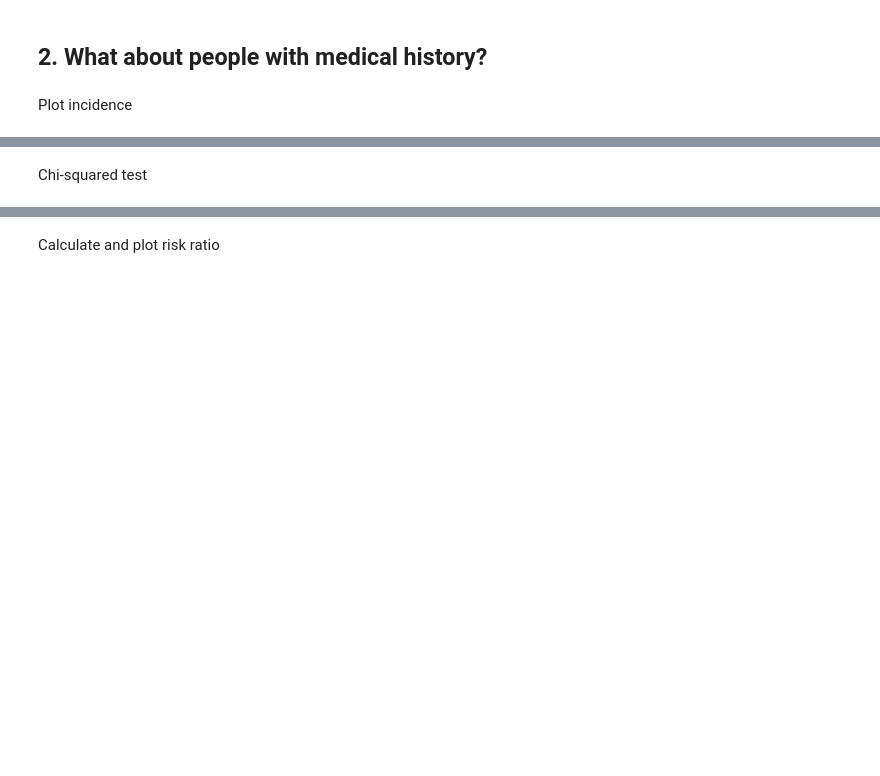
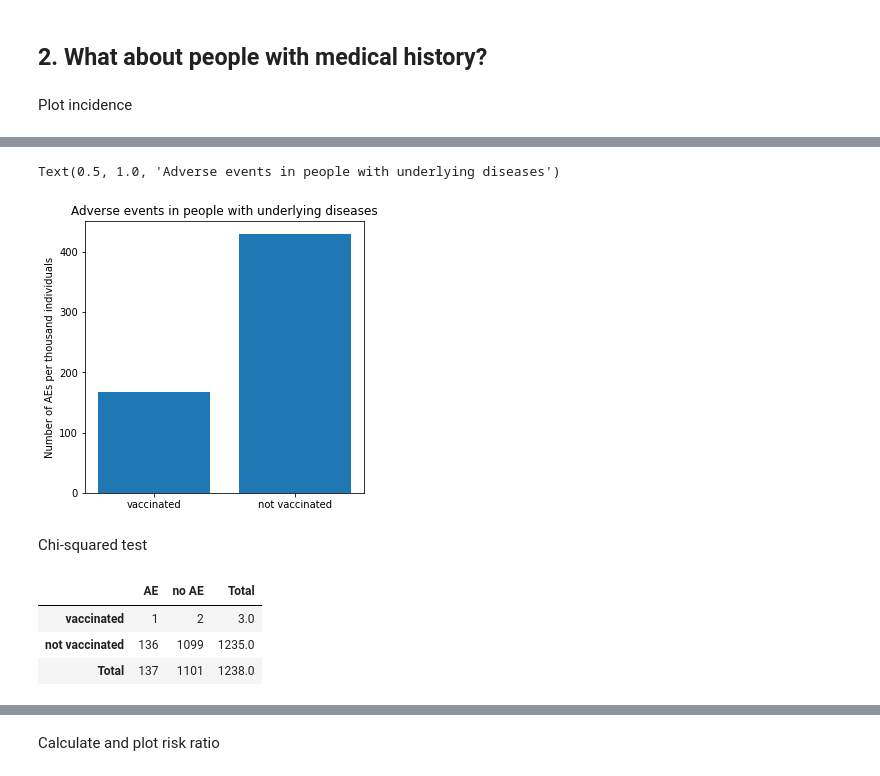
Before and after one commit to MonicaMueller/big-data-final-project, a Jupyter notebook: Project_vaccine_comorbidities.ipynb, the cells around one changed output, grey strips where cells are left out. Saved outputs shown, nothing was run; the diff lists cells and outputs as text; code cells hidden in the pictures; blank space fills up the shorter version.

```diff
--- a/Project_vaccine_comorbidities.ipynb
+++ b/Project_vaccine_comorbidities.ipynb
@@ -656,13 +1219,22 @@ df_sum_ud
 # %%
 plt.figure(figsize = (5,5))
 plt.bar(df_sum_ud.index, df_sum_ud['Number of AEs per thousand individuals'])
 plt.ylabel('Number of AEs per thousand individuals')
+plt.title('Adverse events in people with underlying diseases')
+# %% [output]
+Text(0.5, 1.0, 'Adverse events in people with underlying diseases')
+[figure, added]
 # %% [markdown]
 Chi-squared test
 # %%
 # contingency table
-crosstab_ud = contingency(df_AEs_ud, id_ud_vac, id_ud_nvac, columns = ls_AE, index = dict_vac)
+crosstab_ud = contingency(df_AEs_ud, id_ud_vac, id_ud_nvac, columns = ls_AE, index = dict_vacORnot)
 crosstab_ud
+# %% [output]
+|  | AE | no AE | Total |
+| vaccinated | 1 | 2 | 3.0 |
+| not vaccinated | 136 | 1099 | 1235.0 |
+| Total | 137 | 1101 | 1238.0 |
 # %%
 # define significance treshold
 alpha = 0.05
```
Also changed, not shown: parts of 87 cells of this notebook.
